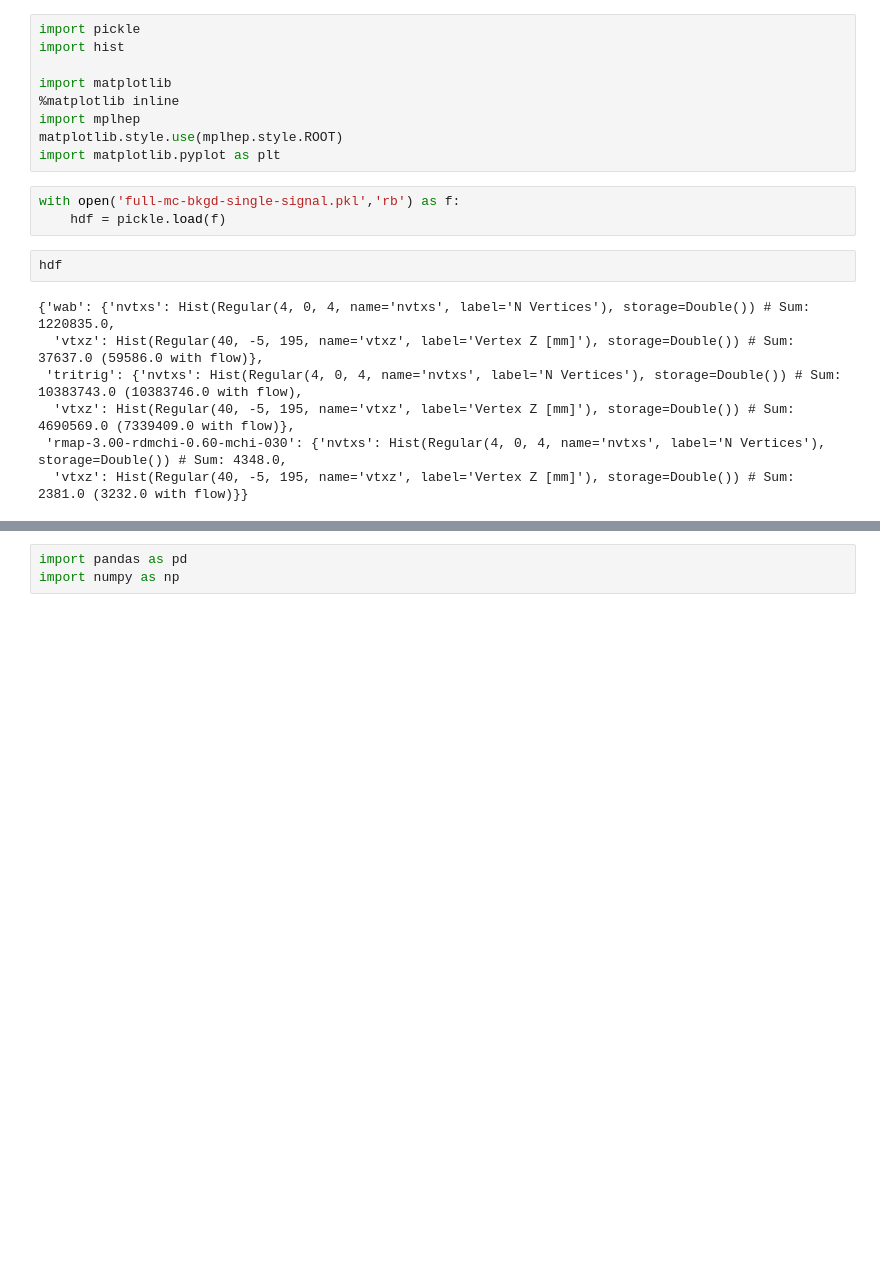
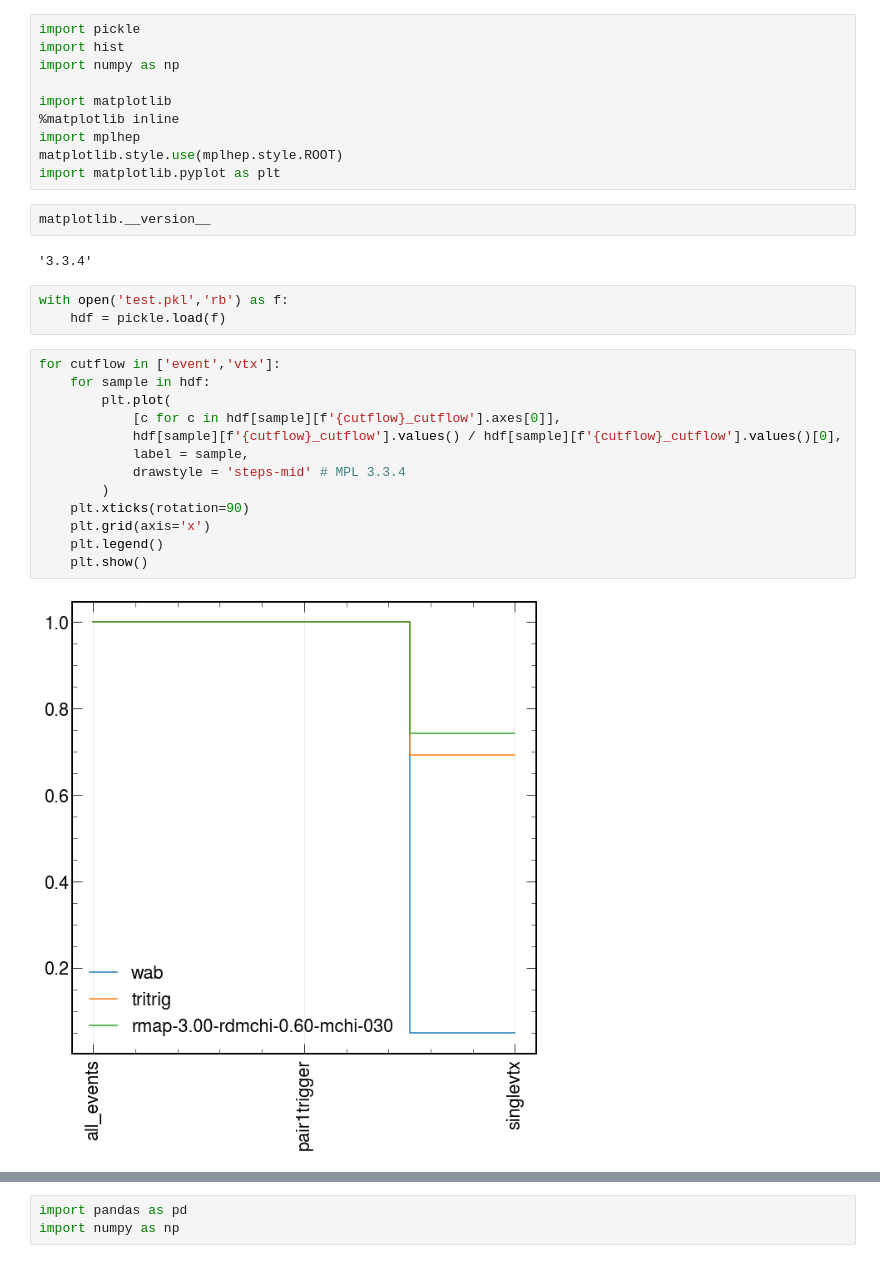
Before and after one commit to tomeichlersmith/hps, a Jupyter notebook: idm/reach/2016/coffea-pour.ipynb, the cells around one changed output, grey strips where cells are left out. Cells and saved outputs as stored; diff of their text form; blank space fills up the shorter version.

```diff
--- a/idm/reach/2016/coffea-pour.ipynb
+++ b/idm/reach/2016/coffea-pour.ipynb
@@ -1,21 +1,32 @@
 # %%
 import pickle
 import hist
+import numpy as np
 
 import matplotlib
 %matplotlib inline
 import mplhep
 matplotlib.style.use(mplhep.style.ROOT)
 import matplotlib.pyplot as plt
+# %%
+matplotlib.__version__
+# %% [output]
+'3.3.4'
 # %%
-with open('full-mc-bkgd-single-signal.pkl','rb') as f:
+with open('test.pkl','rb') as f:
     hdf = pickle.load(f)
 # %%
-hdf
+for cutflow in ['event','vtx']:
+    for sample in hdf:
+        plt.plot(
+            [c for c in hdf[sample][f'{cutflow}_cutflow'].axes[0]],
+            hdf[sample][f'{cutflow}_cutflow'].values() / hdf[sample][f'{cutflow}_cutflow'].values()[0],
+            label = sample,
+            drawstyle = 'steps-mid' # MPL 3.3.4
+        )
+    plt.xticks(rotation=90)
+    plt.grid(axis='x')
+    plt.legend()
+    plt.show()
 # %% [output]
-{'wab': {'nvtxs': Hist(Regular(4, 0, 4, name='nvtxs', label='N Vertices'), storage=Double()) # Sum: 1220835.0,
-  'vtxz': Hist(Regular(40, -5, 195, name='vtxz', label='Vertex Z [mm]'), storage=Double()) # Sum: 37637.0 (59586.0 with flow)},
- 'tritrig': {'nvtxs': Hist(Regular(4, 0, 4, name='nvtxs', label='N Vertices'), storage=Double()) # Sum: 10383743.0 (10383746.0 with flow),
-  'vtxz': Hist(Regular(40, -5, 195, name='vtxz', label='Vertex Z [mm]'), storage=Double()) # Sum: 4690569.0 (7339409.0 with flow)},
- 'rmap-3.00-rdmchi-0.60-mchi-030': {'nvtxs': Hist(Regular(4, 0, 4, name='nvtxs', label='N Vertices'), storage=Double()) # Sum: 4348.0,
-  'vtxz': Hist(Regular(40, -5, 195, name='vtxz', label='Vertex Z [mm]'), storage=Double()) # Sum: 2381.0 (3232.0 with flow)}}
+[figure, added]
```
Also changed, not shown: parts of 3 cells of this notebook, 3 other files.
